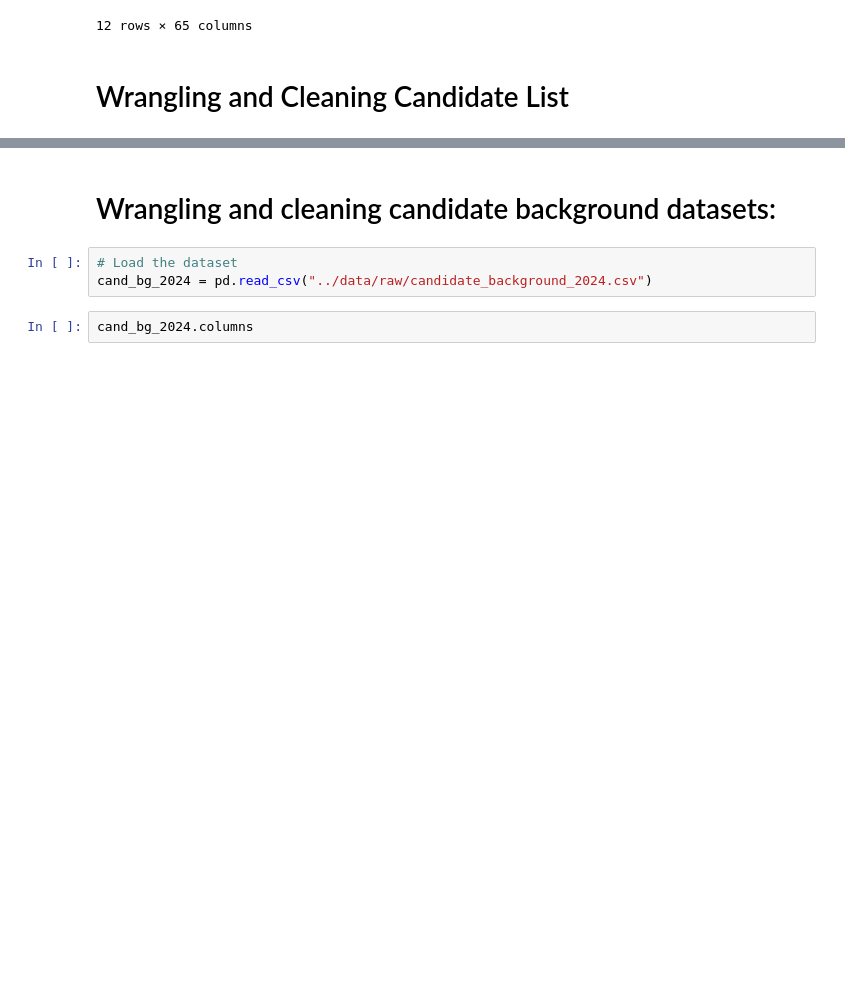
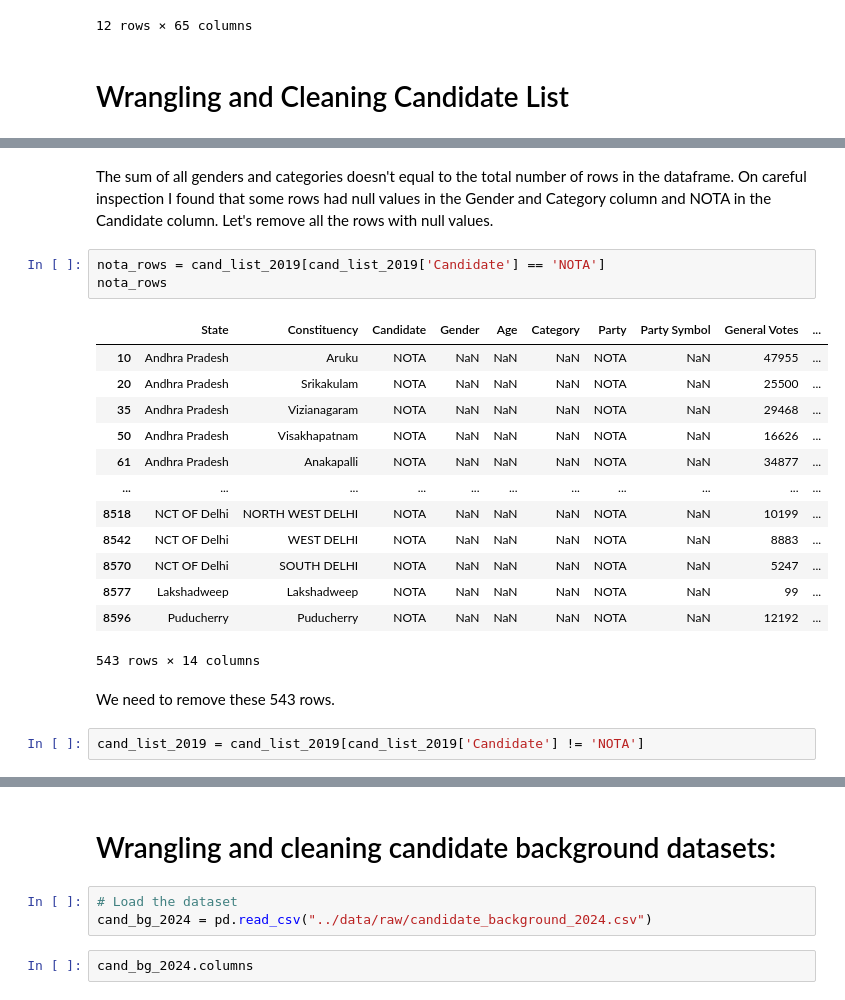
Before and after one commit to ujjwaltyagi2000/manthan, a Jupyter notebook: notebooks/4-data-cleaning.ipynb, the cells around one changed output, grey strips where cells are left out. Cells and saved outputs as stored; diff of their text form; blank space fills up the shorter version.

```diff
--- a/notebooks/4-data-cleaning.ipynb
+++ b/notebooks/4-data-cleaning.ipynb
@@ -196,0 +405,23 @@ cand_list_2024.drop('Photo Link', axis=1,inplace=True)
+# %% [markdown]
+The sum of all genders and categories doesn't equal to the total number of rows in the dataframe. On careful inspection I found that some rows had null values in the Gender and Category column and NOTA in the Candidate column. Let's remove all the rows with null values.
+# %%
+nota_rows = cand_list_2019[cand_list_2019['Candidate'] == 'NOTA']
+nota_rows
+# %% [output]
+|  | State | Constituency | Candidate | Gender | Age | Category | Party | Party Symbol | General Votes | ... |
+| 10 | Andhra Pradesh | Aruku | NOTA | NaN | NaN | NaN | NOTA | NaN | 47955 | ... |
+| 20 | Andhra Pradesh | Srikakulam | NOTA | NaN | NaN | NaN | NOTA | NaN | 25500 | ... |
+| 35 | Andhra Pradesh | Vizianagaram | NOTA | NaN | NaN | NaN | NOTA | NaN | 29468 | ... |
+| 50 | Andhra Pradesh | Visakhapatnam | NOTA | NaN | NaN | NaN | NOTA | NaN | 16626 | ... |
+| 61 | Andhra Pradesh | Anakapalli | NOTA | NaN | NaN | NaN | NOTA | NaN | 34877 | ... |
+| ... | ... | ... | ... | ... | ... | ... | ... | ... | ... | ... |
+| 8518 | NCT OF Delhi | NORTH WEST DELHI | NOTA | NaN | NaN | NaN | NOTA | NaN | 10199 | ... |
+| 8542 | NCT OF Delhi | WEST DELHI | NOTA | NaN | NaN | NaN | NOTA | NaN | 8883 | ... |
+| 8570 | NCT OF Delhi | SOUTH DELHI | NOTA | NaN | NaN | NaN | NOTA | NaN | 5247 | ... |
+| 8577 | Lakshadweep | Lakshadweep | NOTA | NaN | NaN | NaN | NOTA | NaN | 99 | ... |
+| 8596 | Puducherry | Puducherry | NOTA | NaN | NaN | NaN | NOTA | NaN | 12192 | ... |
+543 rows × 14 columns
+# %% [markdown]
+We need to remove these 543 rows.
+# %%
+cand_list_2019 = cand_list_2019[cand_list_2019['Candidate'] != 'NOTA']
```
Also changed, not shown: parts of 136 cells of this notebook, 1 other file.
